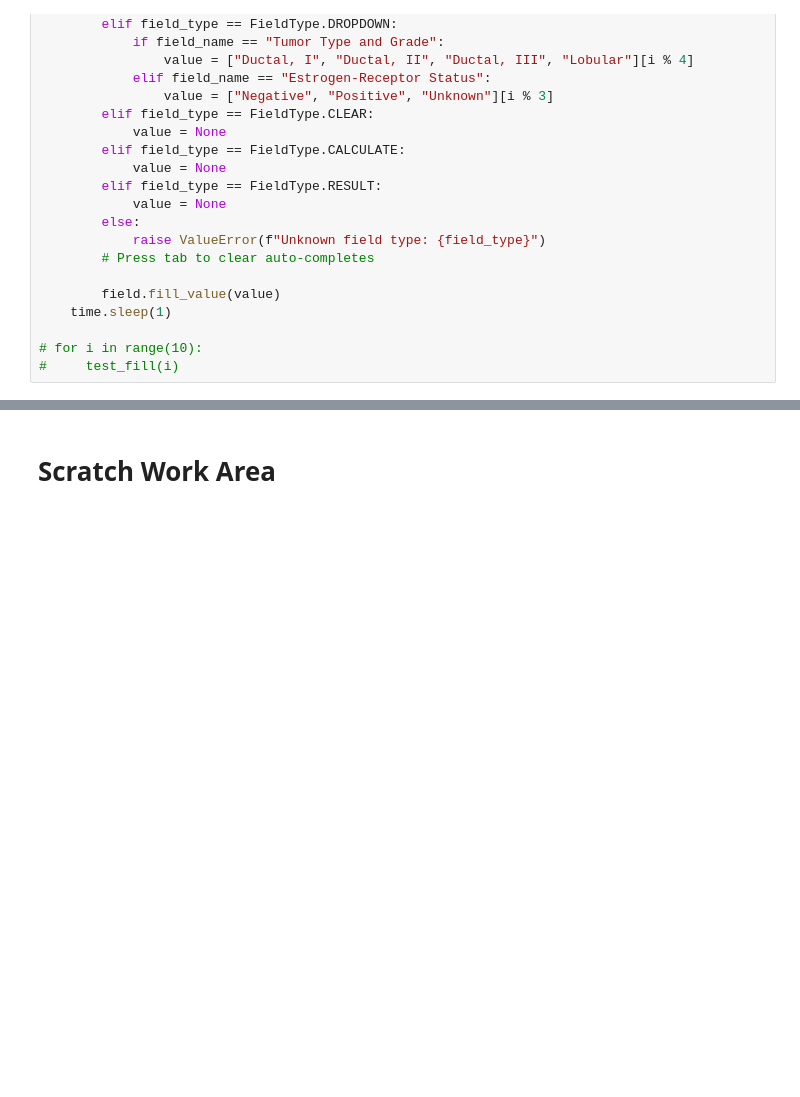
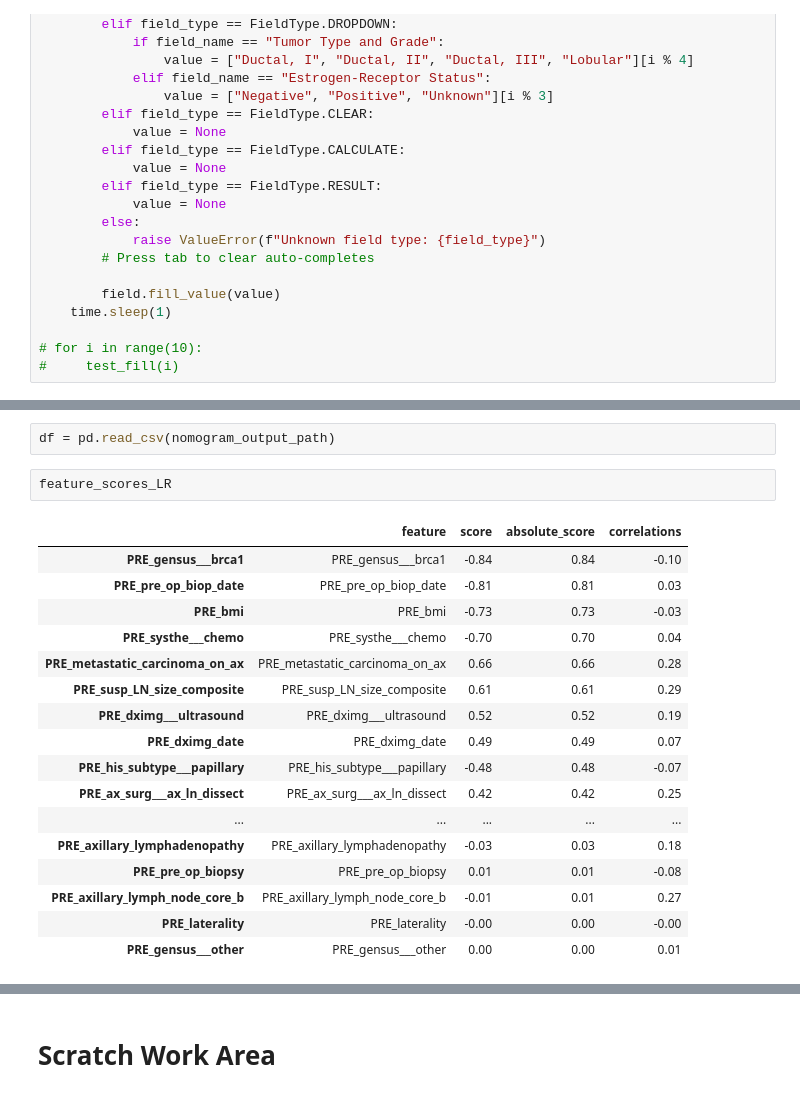
Before and after one commit to chen-yifu/Radiotherapy-Prediction, a Jupyter notebook: notebooks/Apply Nomogram.ipynb, the cells around one changed output, grey strips where cells are left out. Cells and saved outputs as stored; diff of their text form; blank space fills up the shorter version.

```diff
--- a/notebooks/Apply Nomogram.ipynb
+++ b/notebooks/Apply Nomogram.ipynb
@@ -603 +620,23 @@ Clear = None    |       Current Ag = 41.24      |       Breast Tum = 11.0
 The nomogram probability is 0.99.
+# %%
+df = pd.read_csv(nomogram_output_path)
+# %%
+feature_scores_LR
+# %% [output]
+|  | feature | score | absolute_score | correlations |
+| PRE_gensus___brca1 | PRE_gensus___brca1 | -0.84 | 0.84 | -0.10 |
+| PRE_pre_op_biop_date | PRE_pre_op_biop_date | -0.81 | 0.81 | 0.03 |
+| PRE_bmi | PRE_bmi | -0.73 | 0.73 | -0.03 |
+| PRE_systhe___chemo | PRE_systhe___chemo | -0.70 | 0.70 | 0.04 |
+| PRE_metastatic_carcinoma_on_ax | PRE_metastatic_carcinoma_on_ax | 0.66 | 0.66 | 0.28 |
+| PRE_susp_LN_size_composite | PRE_susp_LN_size_composite | 0.61 | 0.61 | 0.29 |
+| PRE_dximg___ultrasound | PRE_dximg___ultrasound | 0.52 | 0.52 | 0.19 |
+| PRE_dximg_date | PRE_dximg_date | 0.49 | 0.49 | 0.07 |
+| PRE_his_subtype___papillary | PRE_his_subtype___papillary | -0.48 | 0.48 | -0.07 |
+| PRE_ax_surg___ax_ln_dissect | PRE_ax_surg___ax_ln_dissect | 0.42 | 0.42 | 0.25 |
+| ... | ... | ... | ... | ... |
+| PRE_axillary_lymphadenopathy | PRE_axillary_lymphadenopathy | -0.03 | 0.03 | 0.18 |
+| PRE_pre_op_biopsy | PRE_pre_op_biopsy | 0.01 | 0.01 | -0.08 |
+| PRE_axillary_lymph_node_core_b | PRE_axillary_lymph_node_core_b | -0.01 | 0.01 | 0.27 |
+| PRE_laterality | PRE_laterality | -0.00 | 0.00 | -0.00 |
+| PRE_gensus___other | PRE_gensus___other | 0.00 | 0.00 | 0.01 |
```
Also changed, not shown: parts of 9 cells of this notebook, 5 other files.
